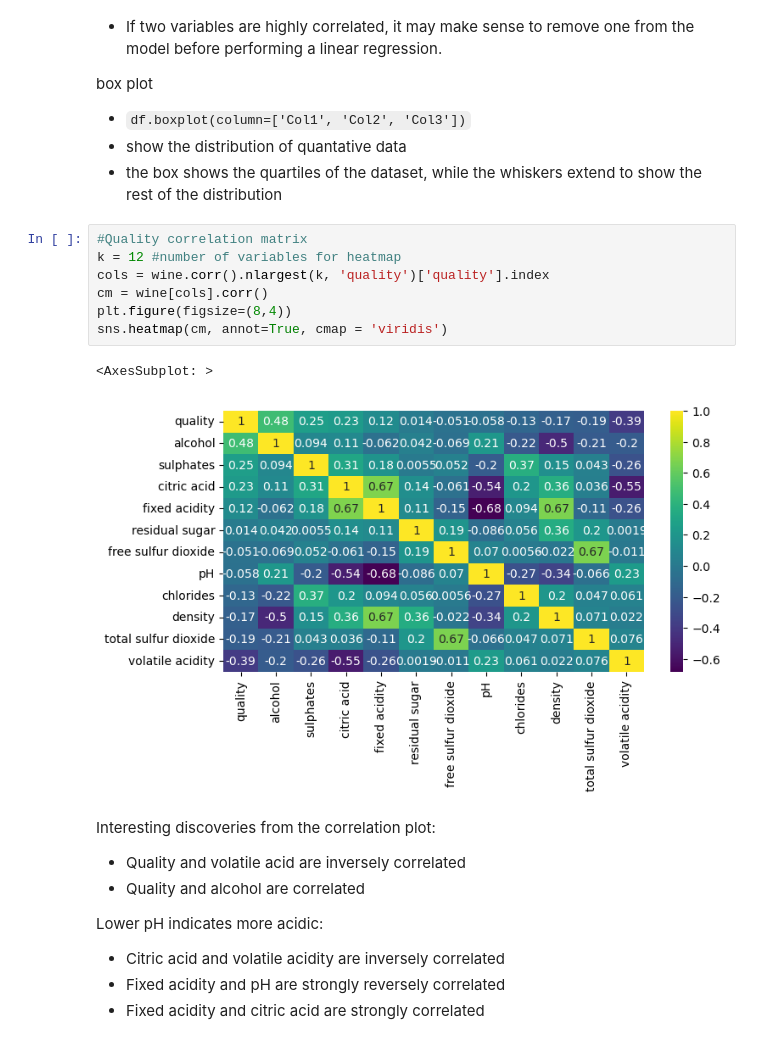
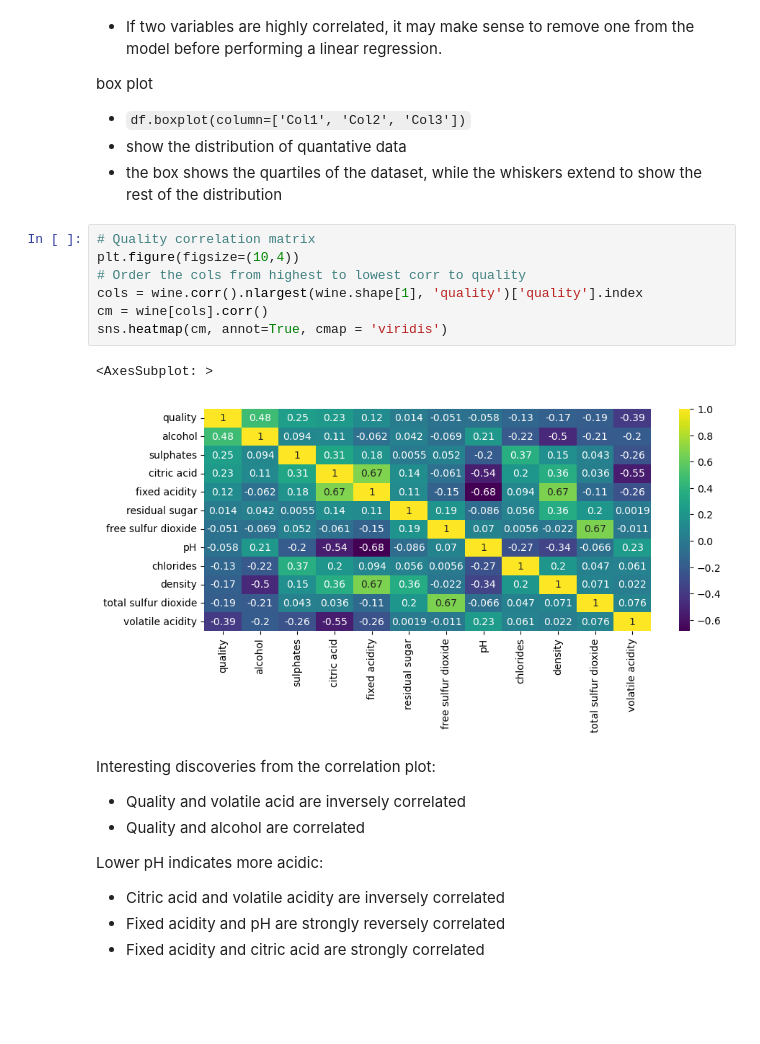
Before and after one commit to jackie-kinsler/data_analysis_skeleton, a Jupyter notebook: red_wine/red_wine.ipynb, the cells around one changed output. Drawn from its saved outputs; the diff is of its cells as text; blank space fills up the shorter version.

```diff
--- a/red_wine/red_wine.ipynb
+++ b/red_wine/red_wine.ipynb
@@ -152,15 +152,15 @@ box plot
 - show the distribution of quantative data
 - the box shows the quartiles of the dataset, while the whiskers extend to show the rest of the distribution
 # %%
-#Quality correlation matrix
-k = 12 #number of variables for heatmap
-cols = wine.corr().nlargest(k, 'quality')['quality'].index
+# Quality correlation matrix
+plt.figure(figsize=(10,4))
+# Order the cols from highest to lowest corr to quality
+cols = wine.corr().nlargest(wine.shape[1], 'quality')['quality'].index
 cm = wine[cols].corr()
-plt.figure(figsize=(8,4))
 sns.heatmap(cm, annot=True, cmap = 'viridis')
 # %% [output]
 <AxesSubplot: >
-[figure, old version]
+[figure, new version]
 # %% [markdown]
 Interesting discoveries from the correlation plot:
 - Quality and volatile acid are inversely correlated
```
Also changed, not shown: parts of 7 cells of this notebook.
